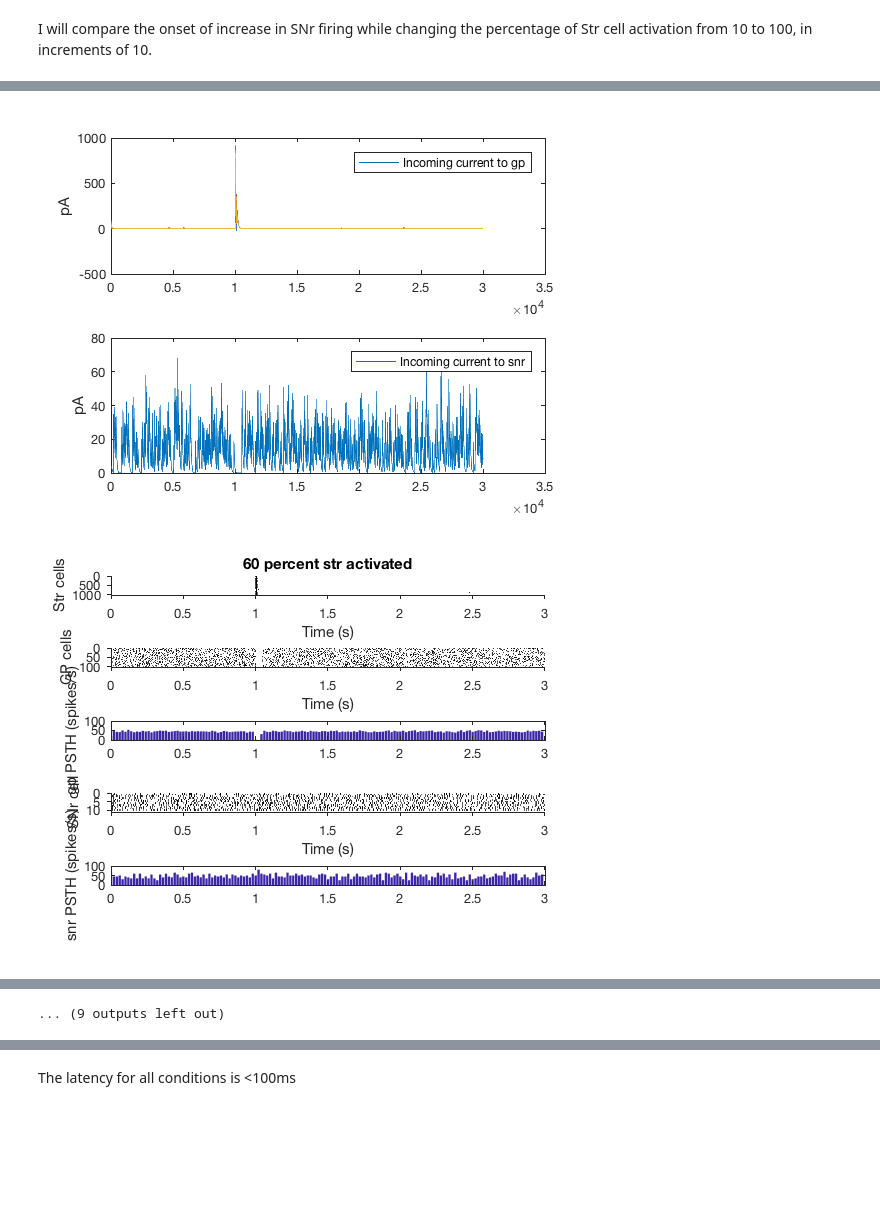
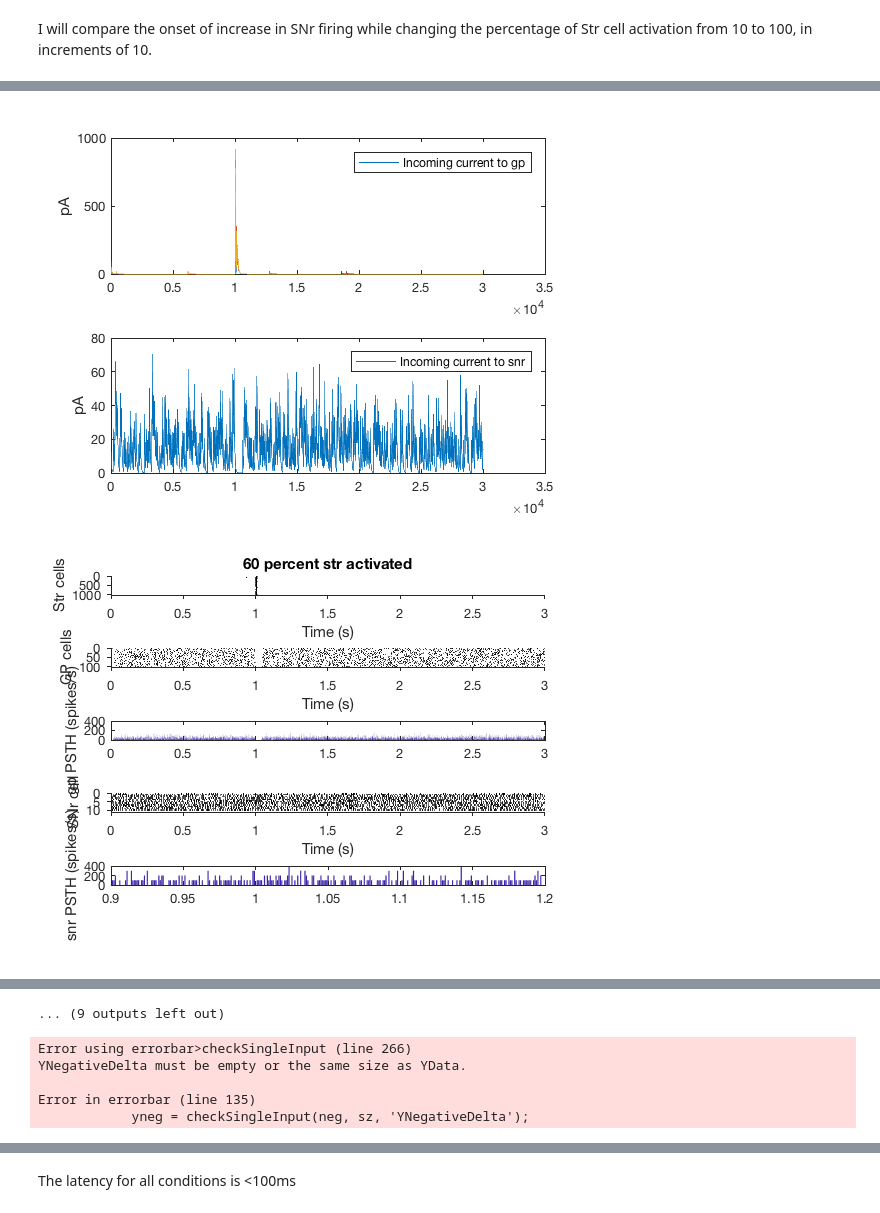
Before and after one commit to seulah-kim/delaylineBG, a Jupyter notebook: Threshold of SNr firing - Percent of Str activation.ipynb, the cells around one changed output, grey strips where cells are left out. Cells and saved outputs as stored; diff of their text form; code cells hidden in the pictures; blank space fills up the shorter version.

```diff
--- a/Threshold of SNr firing - Percent of Str activation.ipynb
+++ b/Threshold of SNr firing - Percent of Str activation.ipynb
@@ -438,7 +427,7 @@ for test_i = 1:length(testRange)
 spk_gp=[];
 spk_snr=[];
 spk_str=[];
-
+dt = 0.0001;
 
 %Runs 20s simulation without any stimulus to measure steady-state values.
 [g_gp2snr,Isyn_snr] = BGdelayline_setinit2('I_exc_gp',60,'prob_syn_gp2snr',0.35); % initial conductance of gp to snr synapses
@@ -473,7 +462,7 @@ plotRaster(spk_snr);
 ylabel('SNr cell')
 
 
-binWidth_gp = 200; %ms
+binWidth_gp = 5; %ms
 
 t_bar_gp = 1:binWidth_gp:length(spk_gp);
 psth_gp = zeros(1,length(t_bar_gp));
@@ -487,11 +476,11 @@ end
 %fr_gp = mean(psth_gp(find(1<=t_bar_gp*0.0001<=3)))/(size(spk_gp,1)*(binWidth_gp*0.0001));
 subplot(5,1,3)
 bar(t_bar_gp*0.0001,psth_gp/(size(spk_gp,1)*(binWidth_gp*0.0001)))
-xlim([0 length(spk_gp)*0.0001])
+xlim([0.9 1.2])
 ylabel('gp PSTH (spikes/s)')
 
 
-binWidth_snr = 200; %ms
+binWidth_snr = 5; %ms
 t_bar_snr = 1:binWidth_snr:length(spk_snr);
 psth_snr = zeros(1,length(t_bar_snr));
 
@@ -501,8 +490,11 @@ end
 
 subplot(5,1,5)
 bar(t_bar_snr*0.0001,psth_snr/(size(spk_snr,1)*(binWidth_snr*0.0001)))
-xlim([0 length(spk_gp)*0.0001])
+xlim([0.9 1.2])
 ylabel('snr PSTH (spikes/s)')
+
+[M,I]=max(psth_snr(2:end));
+tdelay(test_i) = t_bar_snr(I)*dt;
 
 figure
 subplot(2,1,1)
@@ -536,2 +528,2 @@ Elapsed time is 0.798957 seconds.
-[figure, old version]
+[figure, new version]
-[figure, old version]
+[figure, new version]
@@ -547 +539,11 @@ Elapsed time is 0.798957 seconds.
 ... (9 outputs left out)
+# %%
+errorbar(mean(tdelay(:,2:end),1),std(tdelay(:,2:end),1)/sqrt(size(tdelay,1)))
+tdelay
+xlabel('net inhibition to SNr(pA)')
+# %% [output]
+Error using errorbar>checkSingleInput (line 266)
+YNegativeDelta must be empty or the same size as YData.
+
+Error in errorbar (line 135)
+            yneg = checkSingleInput(neg, sz, 'YNegativeDelta');
```
Also changed, not shown: parts of 3 cells of this notebook, 9 other files.
